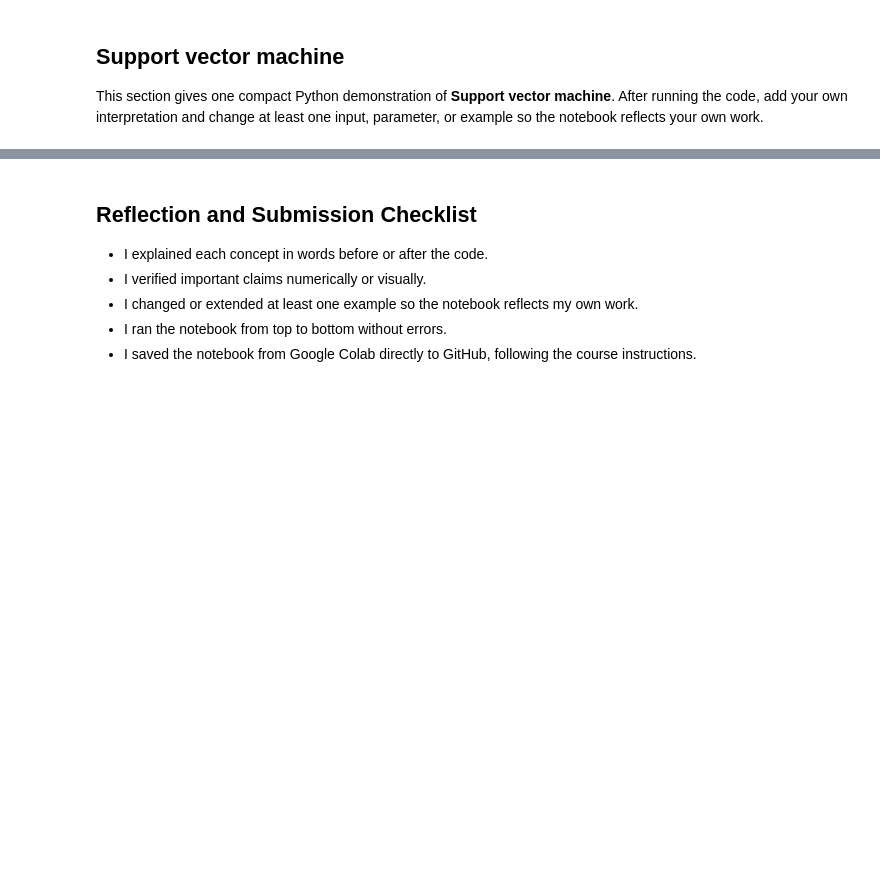
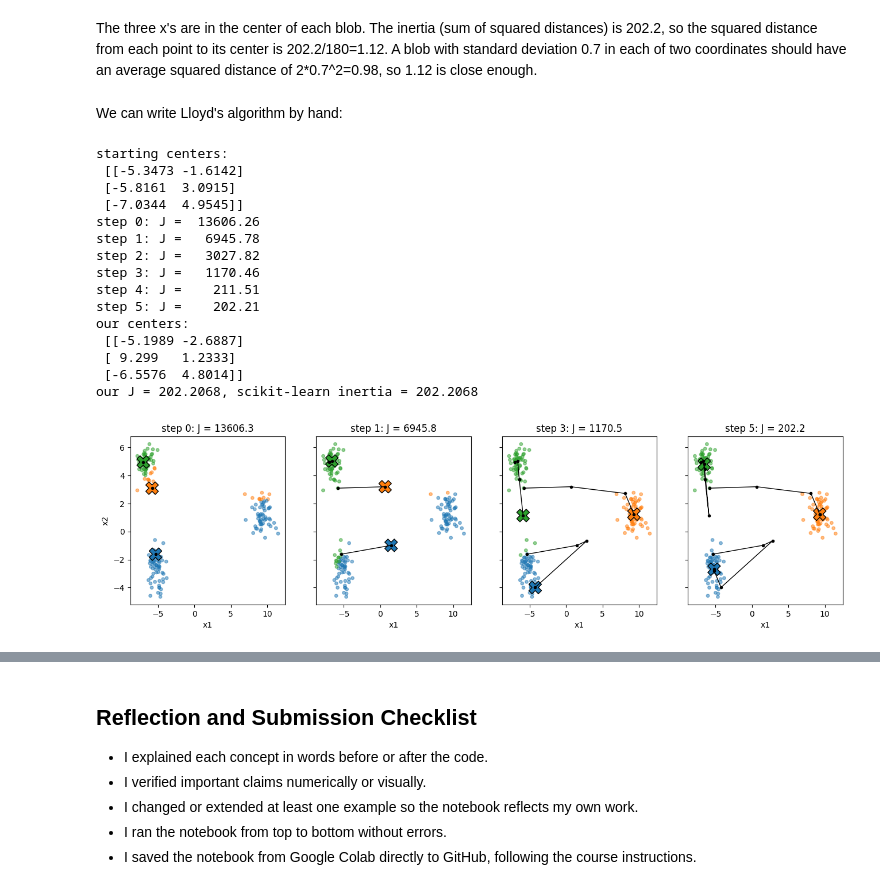
Before and after one commit to ehuangasu/MAT422, a Jupyter notebook: MAT422_Section_3_5_3_6_KMeans_SVM.ipynb, the cells around one changed output, grey strips where cells are left out. Saved outputs shown, nothing was run; the diff lists cells and outputs as text; code cells hidden in the pictures; blank space fills up the shorter version.

```diff
--- a/MAT422_Section_3_5_3_6_KMeans_SVM.ipynb
+++ b/MAT422_Section_3_5_3_6_KMeans_SVM.ipynb
@@ -37,4 +54,61 @@ plt.show()
-# %% [markdown]
-## Support vector machine
-
-This section gives one compact Python demonstration of **Support vector machine**. After running the code, add your own interpretation and change at least one input, parameter, or example so the notebook reflects your own work.
+# %% [markdown]
+The three x's are in the center of each blob. The inertia (sum of squared distances) is 202.2, so the squared distance from each point to its center is 202.2/180=1.12. A blob with standard deviation 0.7 in each of two coordinates should have an average squared distance of 2*0.7^2=0.98, so 1.12 is close enough.
+# %% [markdown]
+We can write Lloyd's algorithm by hand:
+# %%
+def assign(X, centers):
+    d2 = ((X[:, None, :] - centers[None, :, :])**2).sum(axis=2)
+    return d2.argmin(axis=1)
+
+def objective(X, labels, centers):
+    return ((X - centers[labels])**2).sum()
+
+def lloyd(X, centers, max_iter=50):
+    history, objs = [centers.copy()], []
+    for _ in range(max_iter):
+        labels = assign(X, centers)
+        objs.append(objective(X, labels, centers))
+        new_centers = np.array([X[labels == j].mean(axis=0) for j in range(len(centers))])
+        if np.allclose(new_centers, centers):
+            break
+        centers = new_centers
+        history.append(centers.copy())
+    return centers, labels, history, objs
+
+rng = np.random.default_rng(159)
+start = X[rng.choice(len(X), 3, replace=False)]  # 3 random data points
+print("starting centers:\n", start)
+centers, labels, history, objs = lloyd(X, start)
+for t, J in enumerate(objs):
+    print(f"step {t}: J = {J:9.2f}")
+print("our centers:\n", centers)
+print(f"our J = {objs[-1]:.4f}, scikit-learn inertia = {kmeans.inertia_:.4f}")
+
+colors = np.array(["tab:blue", "tab:orange", "tab:green"])
+fig, ax = plt.subplots(1, 4, figsize=(16, 3.8), sharex=True, sharey=True)
+for a, t in zip(ax, [0, 1, 3, len(history) - 1]):
+    a.scatter(X[:, 0], X[:, 1], c=colors[assign(X, history[t])], s=15, alpha=0.5)
+    path = np.array(history[:t + 1])
+    for j in range(3):
+        a.plot(path[:, j, 0], path[:, j, 1], "k.-", lw=1)
+    a.scatter(history[t][:, 0], history[t][:, 1], c=colors, marker="X", s=250, edgecolor="black")
+    a.set(title=f"step {t}: J = {objs[t]:.1f}", xlabel="x1")
+ax[0].set_ylabel("x2")
+plt.show()
+# %% [output]
+starting centers:
+ [[-5.3473 -1.6142]
+ [-5.8161  3.0915]
+ [-7.0344  4.9545]]
+step 0: J =  13606.26
+step 1: J =   6945.78
+step 2: J =   3027.82
+step 3: J =   1170.46
+step 4: J =    211.51
+step 5: J =    202.21
+our centers:
+ [[-5.1989 -2.6887]
+ [ 9.299   1.2333]
+ [-6.5576  4.8014]]
+our J = 202.2068, scikit-learn inertia = 202.2068
+[figure, added]
```
Also changed, not shown: parts of 10 cells of this notebook.
